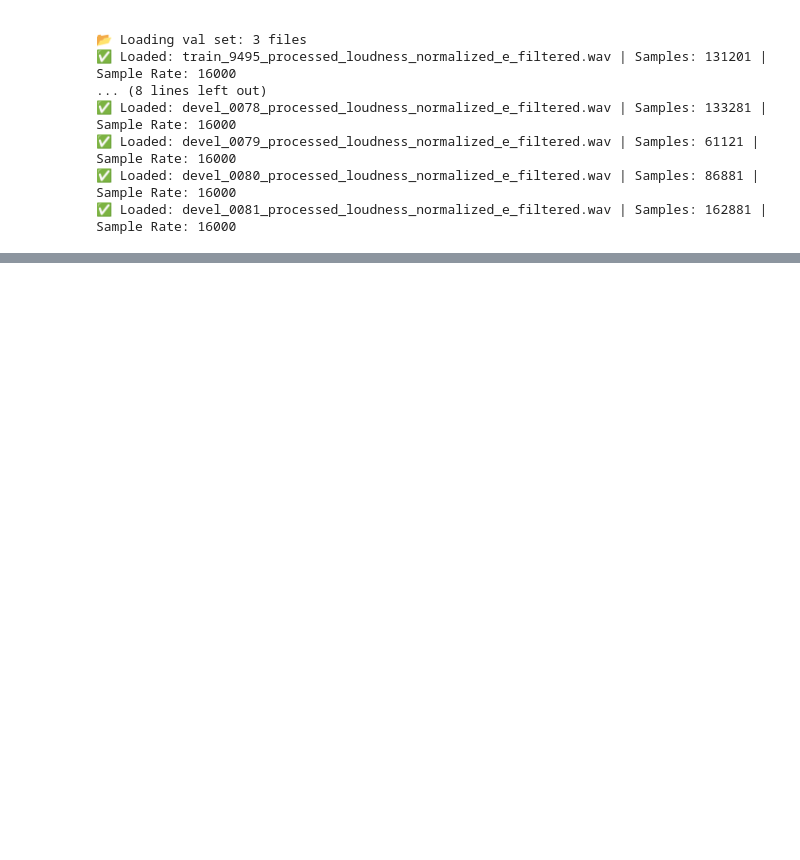
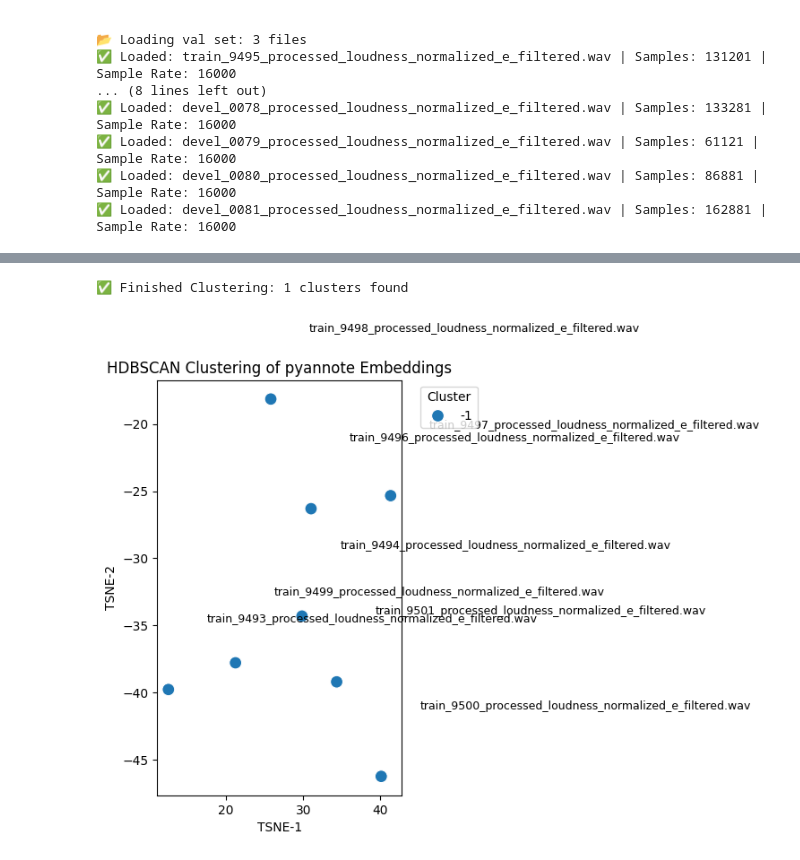
Before and after one commit to tianmalu/AI4Health, a Jupyter notebook: data_processing.ipynb, the cells around one changed output, grey strips where cells are left out. Saved outputs shown, nothing was run; the diff lists cells and outputs as text; code cells hidden in the pictures; blank space fills up the shorter version.

Commit message:
clustering HDBSCAN.

```diff
--- a/data_processing.ipynb
+++ b/data_processing.ipynb
@@ -631,0 +665,7 @@ for split in data_split:
+# %%
+wav_file = wav_files[0]
+print(f"Processing {wav_file}...")
+full_path = os.path.join(file_path, 'e_filtered_train', wav_file)
+embedding = inference(full_path)
+
+print(f"✅ Embedding: {embedding}")
@@ -631,0 +700,7 @@ for split in data_split:
+# %%
+embedding_dict = {}
+for wav_file in wav_files:
+    full_path = os.path.join(file_path, 'e_filtered_train', wav_file)
+    embedding = inference(full_path)
+    embedding_dict[wav_file] = embedding.data.mean(axis=0)
+    print(f"✅Finished Mean Embedding: {wav_file}")
@@ -631,0 +716,35 @@ for split in data_split:
+# %%
+from hdbscan import HDBSCAN
+from sklearn.decomposition import PCA
+import numpy as np
+
+label_dict = {}
+file_list = list(embedding_dict.keys())
+X_raw = np.vstack([embedding_dict[f] for f in file_list])
+n_components = min(len(X_raw), X_raw.shape[1], 4)
+X_pca = PCA(n_components=n_components).fit_transform(X_raw)
+clusterer = HDBSCAN(min_cluster_size=3)
+labels = clusterer.fit_predict(X)
+label_dict = {fname: label for fname, label in zip(file_list, labels)}
+print(f"✅ Finished Clustering: {len(set(labels))} clusters found")
+# %% [output]
+✅ Finished Clustering: 1 clusters found
+# %%
+from sklearn.manifold import TSNE
+X_tsne = TSNE(n_components=2, perplexity=3).fit_transform(X_pca)
+
+import matplotlib.pyplot as plt
+import seaborn as sns
+
+plt.figure(figsize=(8, 6))
+sns.scatterplot(x=X_tsne[:, 0], y=X_tsne[:, 1], hue=labels, palette='tab10', s=100)
+for i, name in enumerate(file_list):
+    plt.text(X_tsne[i, 0]+5, X_tsne[i, 1]+5, name, fontsize=9)
+plt.title("HDBSCAN Clustering of pyannote Embeddings")
+plt.xlabel("TSNE-1")
+plt.ylabel("TSNE-2")
+plt.legend(title='Cluster', bbox_to_anchor=(1.05, 1), loc='upper left')
+plt.tight_layout()
+plt.show()
+# %% [output]
+[figure, added]
```
Also changed, not shown: parts of 15 cells of this notebook, 1 other file.
